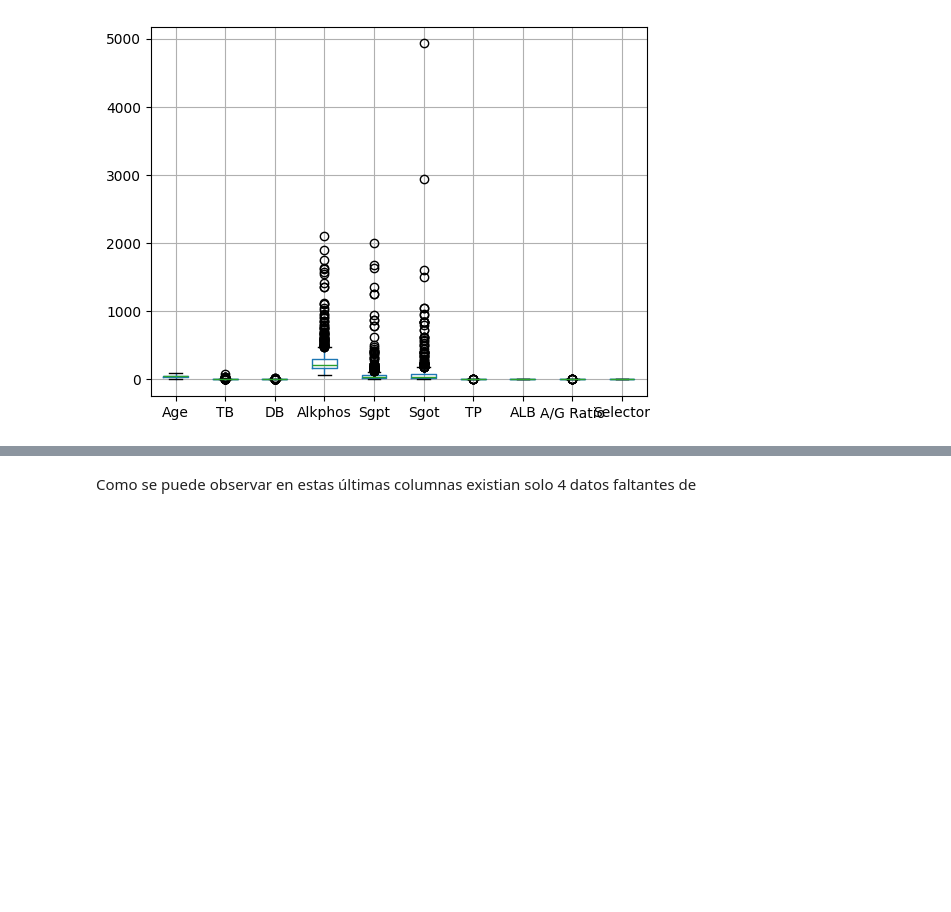
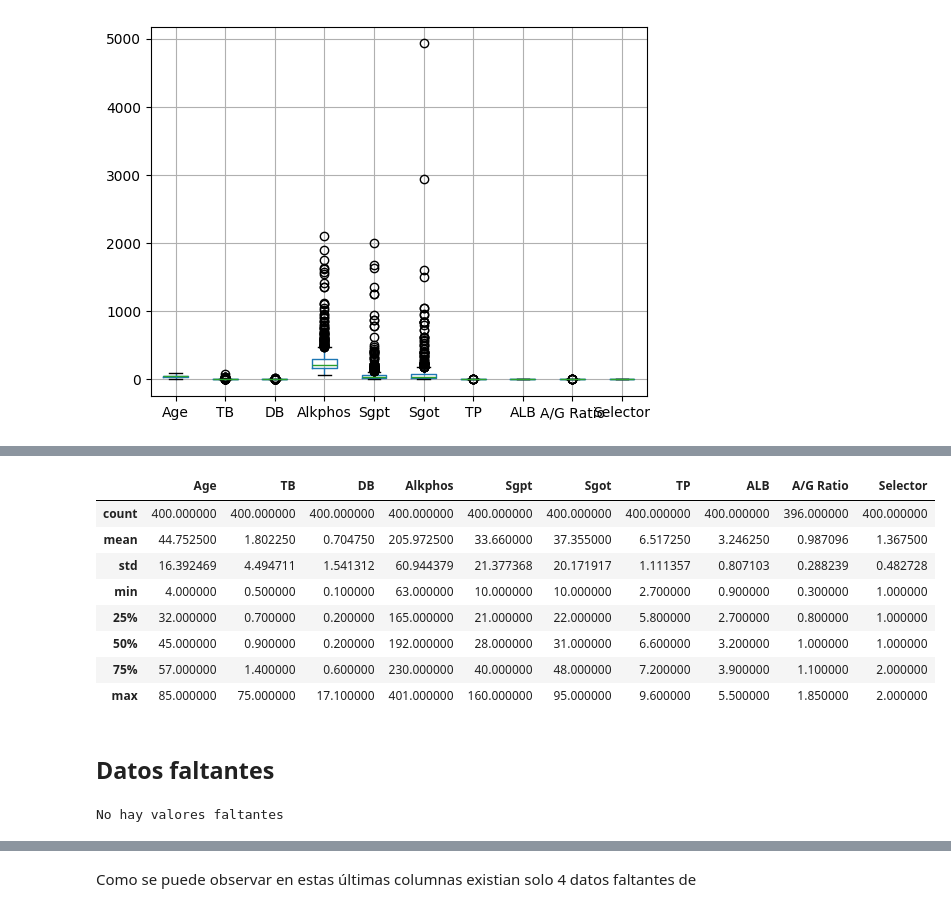
Before and after one commit to dui-luis-alberto-37/error_sesgo_varianza, a Jupyter notebook: T4_error_sesgo_variaza.ipynb, the cells around one changed output, grey strips where cells are left out. Saved outputs shown, nothing was run; the diff lists cells and outputs as text; code cells hidden in the pictures; blank space fills up the shorter version.

```diff
--- a/T4_error_sesgo_variaza.ipynb
+++ b/T4_error_sesgo_variaza.ipynb
@@ -127,5 +124,22 @@ len(df)
+# %%
+df.describe()
+# %% [output]
+|  | Age | TB | DB | Alkphos | Sgpt | Sgot | TP | ALB | A/G Ratio | Selector |
+| count | 400.000000 | 400.000000 | 400.000000 | 400.000000 | 400.000000 | 400.000000 | 400.000000 | 400.000000 | 396.000000 | 400.000000 |
+| mean | 44.752500 | 1.802250 | 0.704750 | 205.972500 | 33.660000 | 37.355000 | 6.517250 | 3.246250 | 0.987096 | 1.367500 |
+| std | 16.392469 | 4.494711 | 1.541312 | 60.944379 | 21.377368 | 20.171917 | 1.111357 | 0.807103 | 0.288239 | 0.482728 |
+| min | 4.000000 | 0.500000 | 0.100000 | 63.000000 | 10.000000 | 10.000000 | 2.700000 | 0.900000 | 0.300000 | 1.000000 |
+| 25% | 32.000000 | 0.700000 | 0.200000 | 165.000000 | 21.000000 | 22.000000 | 5.800000 | 2.700000 | 0.800000 | 1.000000 |
+| 50% | 45.000000 | 0.900000 | 0.200000 | 192.000000 | 28.000000 | 31.000000 | 6.600000 | 3.200000 | 1.000000 | 1.000000 |
+| 75% | 57.000000 | 1.400000 | 0.600000 | 230.000000 | 40.000000 | 48.000000 | 7.200000 | 3.900000 | 1.100000 | 2.000000 |
+| max | 85.000000 | 75.000000 | 17.100000 | 401.000000 | 160.000000 | 95.000000 | 9.600000 | 5.500000 | 1.850000 | 2.000000 |
+# %% [markdown]
+## Datos faltantes
 # %%
-# for c in df.columns:
-#     na = df[c].isnull().sum()
-#     if na > 0:
-#         print(f'{c} tiene {na} valores faltantes')
+for c in df.columns:
+    na = df[c].isnull().sum()
+    if na > 0:
+        print(f'{c} tiene {na} valores faltantes')
+if na == 0: print('No hay valores faltantes')
+# %% [output]
+No hay valores faltantes
```
Also changed, not shown: parts of 16 cells of this notebook.
